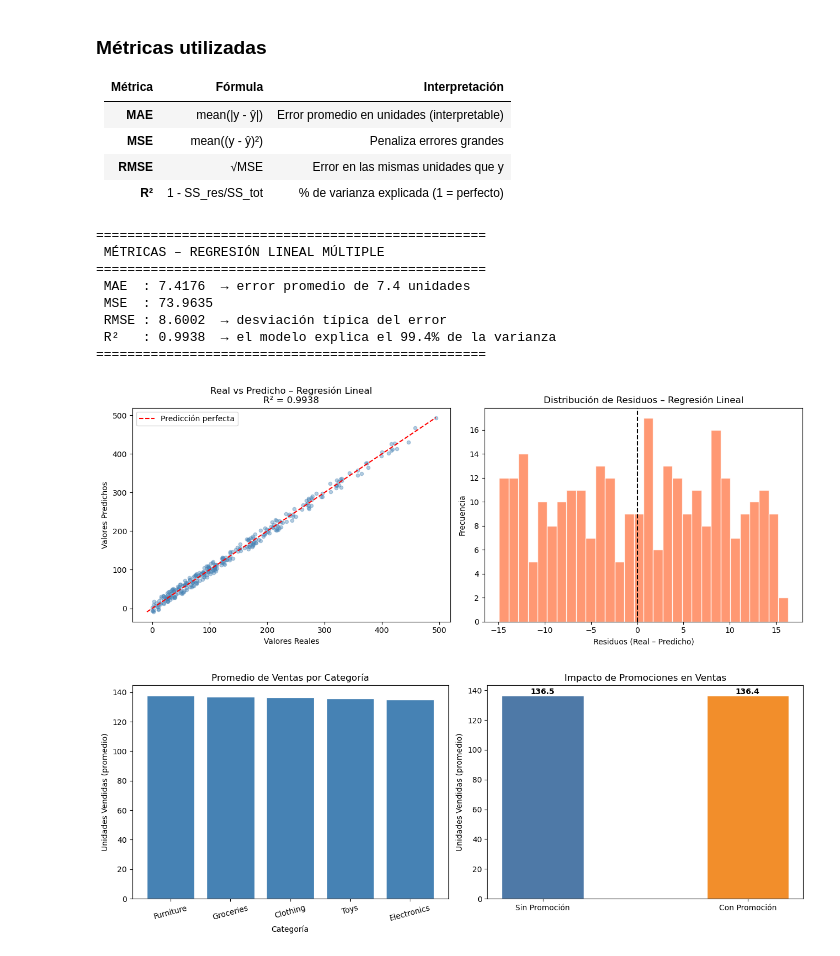
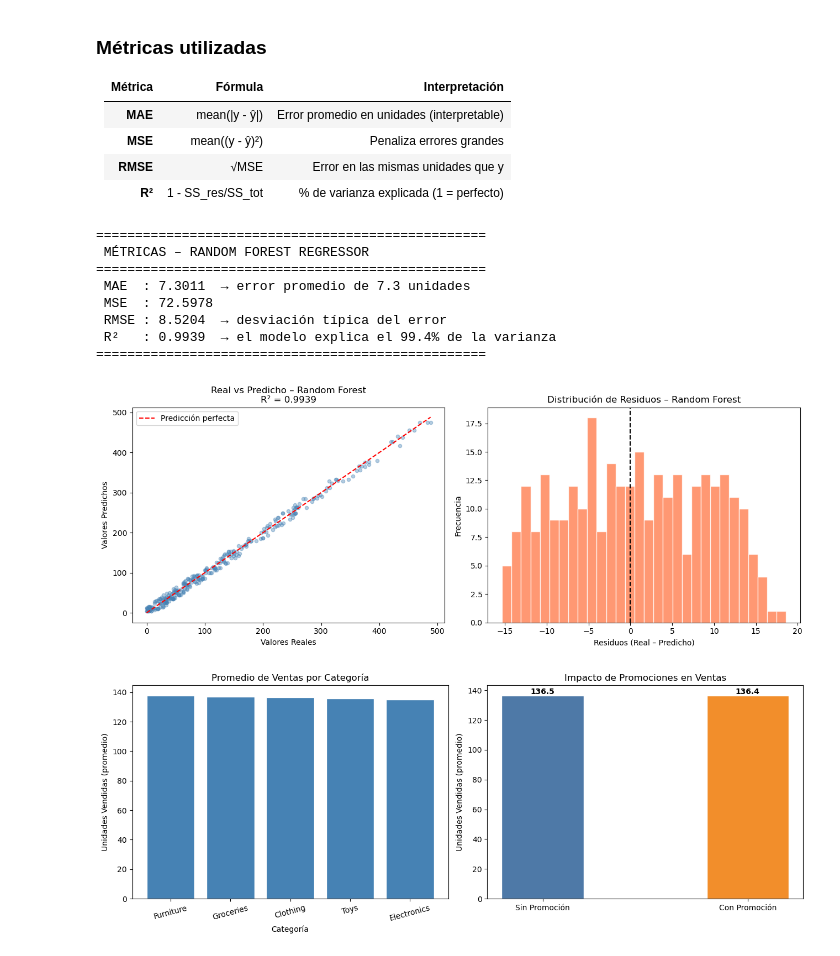
Before and after one commit to BeyondJules08/Stocker, a Jupyter notebook: AI/segundo_parcial_ML.ipynb, the cells around one changed output. Cells and saved outputs as stored; diff of their text form; code cells hidden in the pictures.

Commit message:
AI_RandomForest

```diff
--- a/AI/segundo_parcial_ML.ipynb
+++ b/AI/segundo_parcial_ML.ipynb
@@ -374,19 +354,0 @@ Donde cada $\beta_i$ representa cuánto cambia `Units Sold` al aumentar una unid
-# %%
-# Entrenamiento del modelo – Regresión Lineal Múltiple
-lr_model = LinearRegression()
-lr_model.fit(X_train, y_train)
-y_pred_lr = lr_model.predict(X_test)
-
-print("Modelo de Regresión Lineal Múltiple entrenado correctamente")
-print(f"Features utilizados : {X_train.shape[1]}")
-print(f"Registros de entren.: {X_train.shape[0]:,}")
-
-# Coeficientes del modelo
-coef_df = pd.DataFrame({
-    'Variable': features,
-    'Coeficiente': lr_model.coef_
-}).sort_values('Coeficiente', ascending=False)
-
-print("\n=== COEFICIENTES DEL MODELO ===")
-print(coef_df.to_string(index=False))
-print(f"\nIntercepto (β₀): {lr_model.intercept_:.4f}")
@@ -444,14 +498,14 @@ se venden al aumentar 1 unidad (estandarizada) la variable correspondiente.
 | **RMSE** | √MSE | Error en las mismas unidades que y |
 | **R²** | 1 - SS_res/SS_tot | % de varianza explicada (1 = perfecto) |
 # %%
-# Cálculo de métricas para la Regresión Lineal Múltiple
-mae  = mean_absolute_error(y_test, y_pred_lr)
-mse  = mean_squared_error(y_test, y_pred_lr)
+# Cálculo de métricas para Random Forest Regressor
+mae  = mean_absolute_error(y_test, y_pred_rf)
+mse  = mean_squared_error(y_test, y_pred_rf)
 rmse = np.sqrt(mse)
-r2   = r2_score(y_test, y_pred_lr)
+r2   = r2_score(y_test, y_pred_rf)
 
 print("=" * 50)
-print(" MÉTRICAS – REGRESIÓN LINEAL MÚLTIPLE")
+print(" MÉTRICAS – RANDOM FOREST REGRESSOR")
 print("=" * 50)
 print(f" MAE  : {mae:.4f}  → error promedio de {mae:.1f} unidades")
 print(f" MSE  : {mse:.4f}")
@@ -460,44 +514,44 @@ print(f" R²   : {r2:.4f}  → el modelo explica el {r2*100:.1f}% de la varianza
 print("=" * 50)
 # %% [output]
 ==================================================
- MÉTRICAS – REGRESIÓN LINEAL MÚLTIPLE
+ MÉTRICAS – RANDOM FOREST REGRESSOR
 ==================================================
- MAE  : 7.4176  → error promedio de 7.4 unidades
- MSE  : 73.9635
- RMSE : 8.6002  → desviación típica del error
- R²   : 0.9938  → el modelo explica el 99.4% de la varianza
+ MAE  : 7.3011  → error promedio de 7.3 unidades
+ MSE  : 72.5978
+ RMSE : 8.5204  → desviación típica del error
+ R²   : 0.9939  → el modelo explica el 99.4% de la varianza
 ==================================================
 # %%
-# Gráfica: Valores reales vs predichos
+# Gráfica: Valores reales vs predichos – Random Forest
 muestra = 300
 indices = np.random.choice(len(y_test), muestra, replace=False)
 y_real_m = np.array(y_test)[indices]
-y_pred_m = y_pred_lr[indices]
+y_pred_m = y_pred_rf[indices]
 
 fig, axes = plt.subplots(1, 2, figsize=(13, 5))
 
 # Scatter real vs predicho
 axes[0].scatter(y_real_m, y_pred_m, alpha=0.4, color='steelblue', s=20)
 lims = [min(y_real_m.min(), y_pred_m.min()), max(y_real_m.max(), y_pred_m.max())]
 axes[0].plot(lims, lims, 'r--', linewidth=1.5, label='Predicción perfecta')
 axes[0].set_xlabel('Valores Reales')
 axes[0].set_ylabel('Valores Predichos')
-axes[0].set_title(f'Real vs Predicho – Regresión Lineal\nR² = {r2:.4f}')
+axes[0].set_title(f'Real vs Predicho – Random Forest\nR² = {r2:.4f}')
 axes[0].legend()
 
 # Residuos
 residuos = y_real_m - y_pred_m
 axes[1].hist(residuos, bins=30, color='coral', edgecolor='white', alpha=0.8)
 axes[1].axvline(0, color='black', linestyle='--', linewidth=1.5)
 axes[1].set_xlabel('Residuos (Real – Predicho)')
 axes[1].set_ylabel('Frecuencia')
-axes[1].set_title('Distribución de Residuos – Regresión Lineal')
+axes[1].set_title('Distribución de Residuos – Random Forest')
 
 plt.tight_layout()
-plt.savefig('real_vs_predicho_LR.png', dpi=100, bbox_inches='tight')
+plt.savefig('real_vs_predicho_RF.png', dpi=100, bbox_inches='tight')
 plt.show()
 # %% [output]
-[figure, old version]
+[figure, new version]
 # %%
 # Análisis de ventas por categoría (insight de negocio)
 fig, axes = plt.subplots(1, 2, figsize=(13, 5))
```
Also changed, not shown: parts of 8 cells of this notebook, 6 other files.
